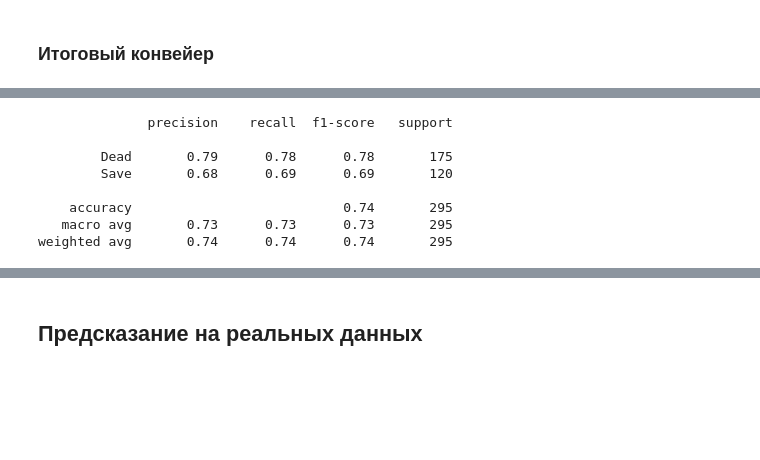
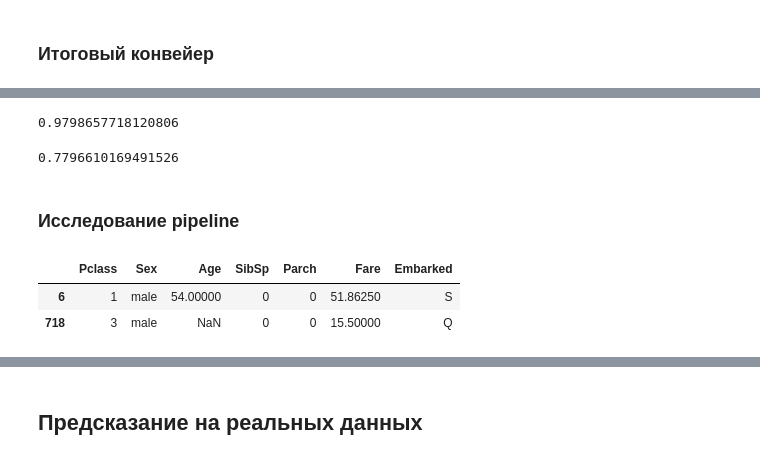
Before and after one commit to alex-chin/TitanicML, a Jupyter notebook: titanic_ml.ipynb, the cells around one changed output, grey strips where cells are left out. Saved outputs shown, nothing was run; the diff lists cells and outputs as text; code cells hidden in the pictures; blank space fills up the shorter version.

```diff
--- a/titanic_ml.ipynb
+++ b/titanic_ml.ipynb
@@ -362,2 +329,0 @@ clf = DecisionTreeClassifier(random_state=0, max_depth=3)
-# %%
-clf.fit(X_train, y_train)
@@ -397,11 +329,0 @@ f1_score(y_test, prediction)
-# %%
-print(classification_report(y_test, prediction, target_names=['Dead', 'Save']))
-# %% [output]
-              precision    recall  f1-score   support
-
-        Dead       0.79      0.78      0.78       175
-        Save       0.68      0.69      0.69       120
-
-    accuracy                           0.74       295
-   macro avg       0.73      0.73      0.73       295
-weighted avg       0.74      0.74      0.74       295
@@ -407,0 +332,16 @@ weighted avg       0.74      0.74      0.74       295
+# %%
+accuracy_score(y_train, final_pipe.predict(X_train))
+# %% [output]
+0.9798657718120806
+# %%
+accuracy_score(y_test, final_pipe.predict(X_test))
+# %% [output]
+0.7796610169491526
+# %% [markdown]
+### Исследование pipeline
+# %%
+X_train.head(2)
+# %% [output]
+|  | Pclass | Sex | Age | SibSp | Parch | Fare | Embarked |
+| 6 | 1 | male | 54.00000 | 0 | 0 | 51.86250 | S |
+| 718 | 3 | male | NaN | 0 | 0 | 15.50000 | Q |
```
Also changed, not shown: parts of 39 cells of this notebook.
